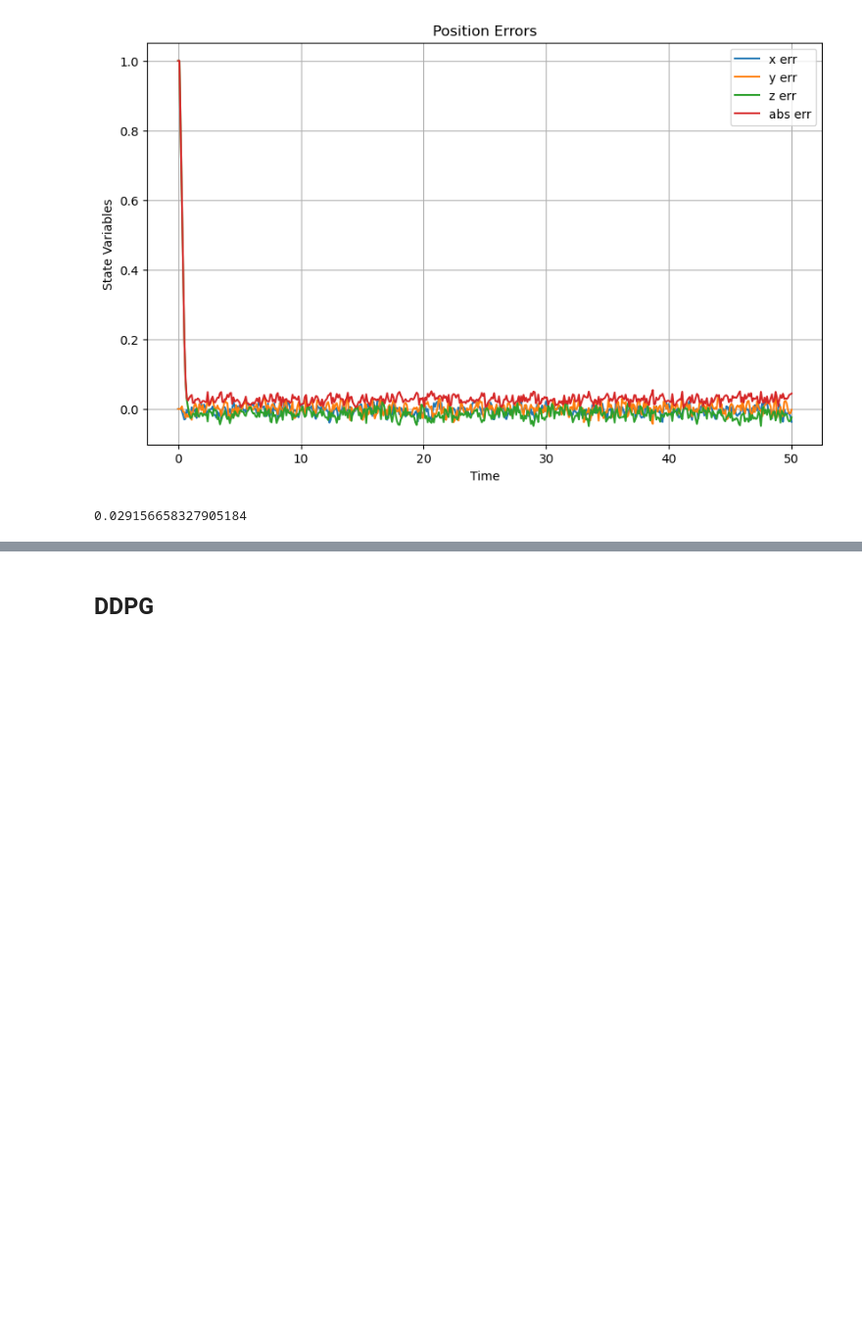
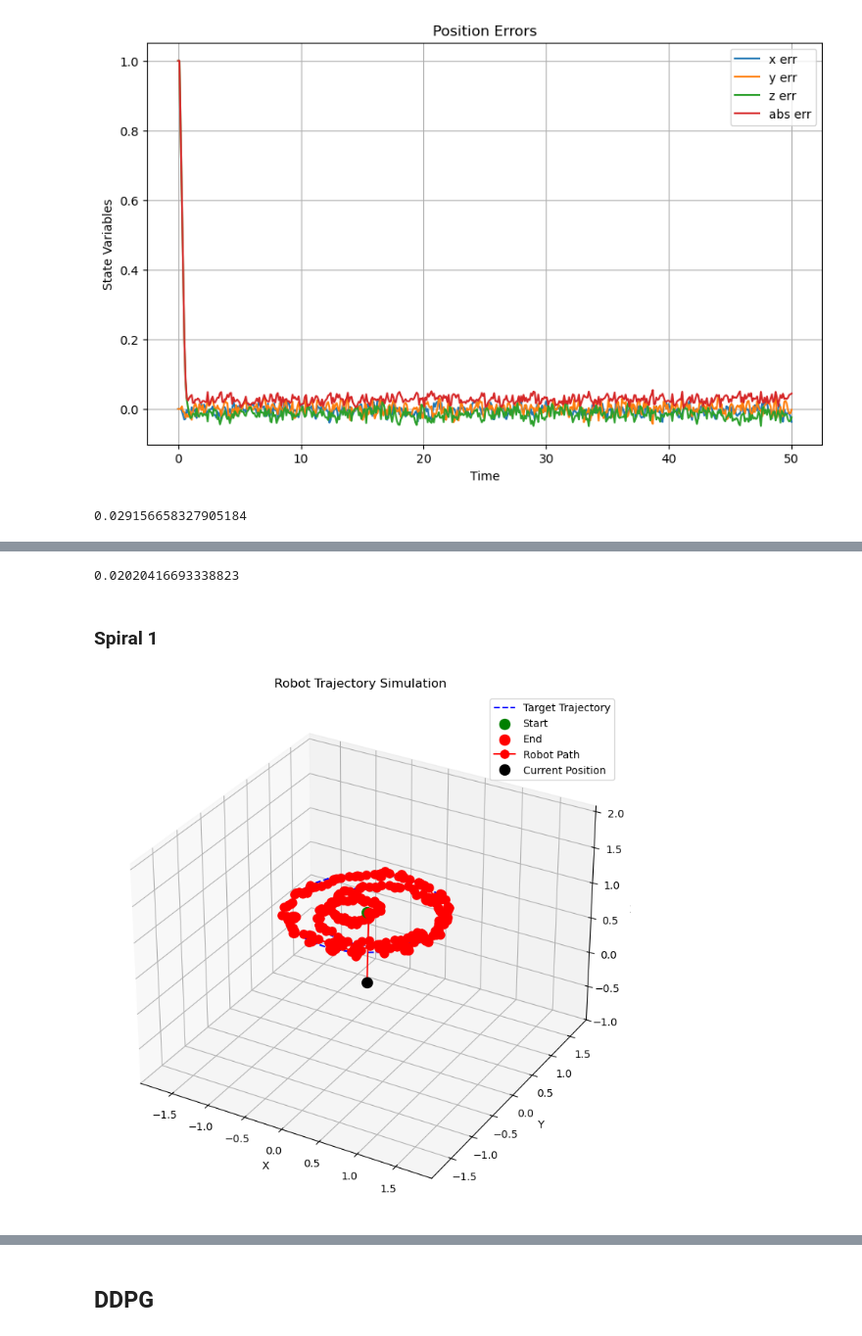
Before and after one commit to damurka5/RL_CDPR, a Jupyter notebook: mujoco_py/11_SB3_PPO&DDPG_evaluation.ipynb, the cells around one changed output, grey strips where cells are left out. Shown at 98% size. Saved outputs shown, nothing was run; the diff lists cells and outputs as text; code cells hidden in the pictures; blank space fills up the shorter version.

Commit message:
ppo&ddpg evaluated on different trajectories, ddpg on spiral1 has problem

```diff
--- a/mujoco_py/11_SB3_PPO&DDPG_evaluation.ipynb
+++ b/mujoco_py/11_SB3_PPO&DDPG_evaluation.ipynb
@@ -387,0 +445,28 @@ visualize_simulation(trajectory=traj1,
+# %%
+# RMS Error
+mean_err = np.mean(error**2)
+np.sqrt(mean_err)
+# %% [output]
+0.02020416693338823
+# %% [markdown]
+### Spiral 1
+# %%
+spiral1 = horizontal_spiral_trajectory_points(t_span = np.linspace(0, 10, 60))
+
+robot_model.cur_state = np.hstack((spiral1[0],
+                                   np.zeros(3),
+                                   spiral1[1]))
+
+states, reached_p, error = follow_trajectory(model=modelSB3_PPO,
+                  initial_state=np.hstack((spiral1[0],
+                                   np.zeros(3),
+                                   spiral1[1])),
+                  trajectory=spiral1,
+                  robot_model=robot_model)
+visualize_simulation(trajectory=spiral1,
+                     robot_states=states,
+                     reached_points=reached_p,
+                     save_animation=True,
+                     gif_name='PPO_spiral1')
+# %% [output]
+[figure, added]
```
Also changed, not shown: parts of 20 cells of this notebook, 4 other files.
